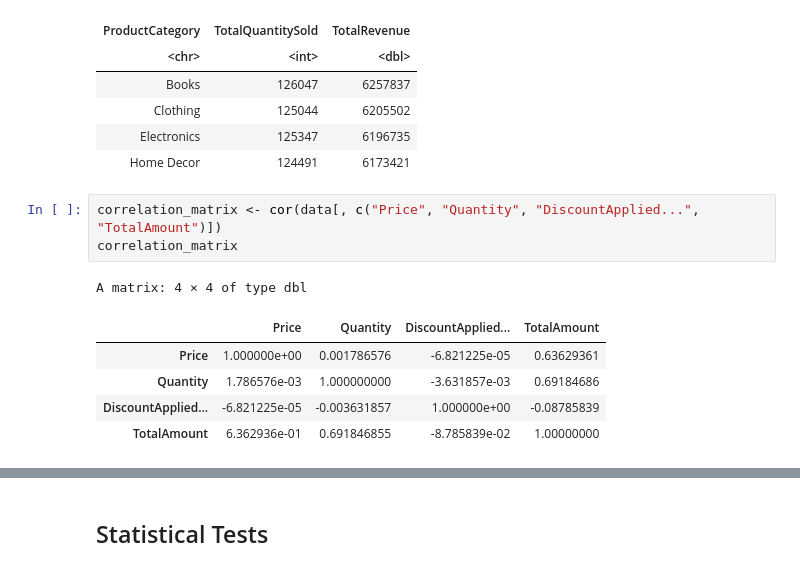
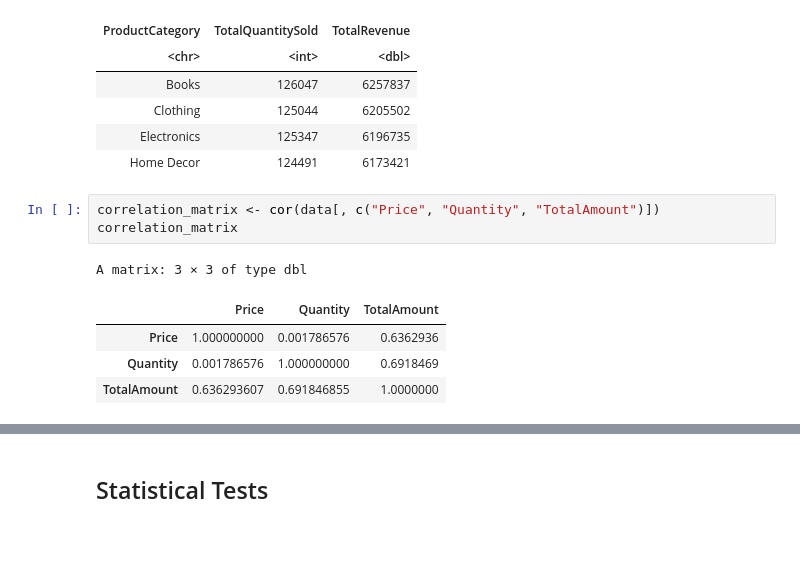
Before and after one commit to Harounnn/Statistical-Analysis-using-R, a Jupyter notebook: notebook.ipynb, the cells around one changed output, grey strips where cells are left out. Drawn from its saved outputs; the diff is of its cells as text; blank space fills up the shorter version.

```diff
--- a/notebook.ipynb
+++ b/notebook.ipynb
@@ -268,12 +289,11 @@ A tibble: 4 × 3
 | Electronics | 125347 | 6196735 |
 | Home Decor | 124491 | 6173421 |
 # %%
-correlation_matrix <- cor(data[, c("Price", "Quantity", "DiscountApplied...", "TotalAmount")])
+correlation_matrix <- cor(data[, c("Price", "Quantity", "TotalAmount")])
 correlation_matrix
 # %% [output]
-A matrix: 4 × 4 of type dbl
+A matrix: 3 × 3 of type dbl
-|  | Price | Quantity | DiscountApplied... | TotalAmount |
-| Price | 1.000000e+00 | 0.001786576 | -6.821225e-05 | 0.63629361 |
-| Quantity | 1.786576e-03 | 1.000000000 | -3.631857e-03 | 0.69184686 |
-| DiscountApplied... | -6.821225e-05 | -0.003631857 | 1.000000e+00 | -0.08785839 |
-| TotalAmount | 6.362936e-01 | 0.691846855 | -8.785839e-02 | 1.00000000 |
+|  | Price | Quantity | TotalAmount |
+| Price | 1.000000000 | 0.001786576 | 0.6362936 |
+| Quantity | 0.001786576 | 1.000000000 | 0.6918469 |
+| TotalAmount | 0.636293607 | 0.691846855 | 1.0000000 |
```
Also changed, not shown: parts of 17 cells of this notebook, 1 other file.
